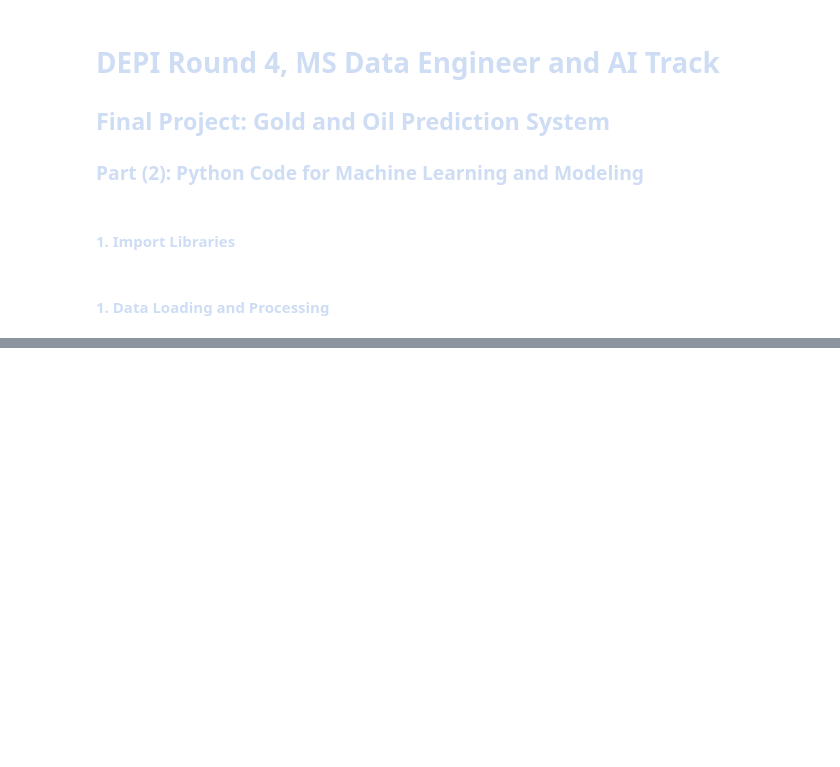
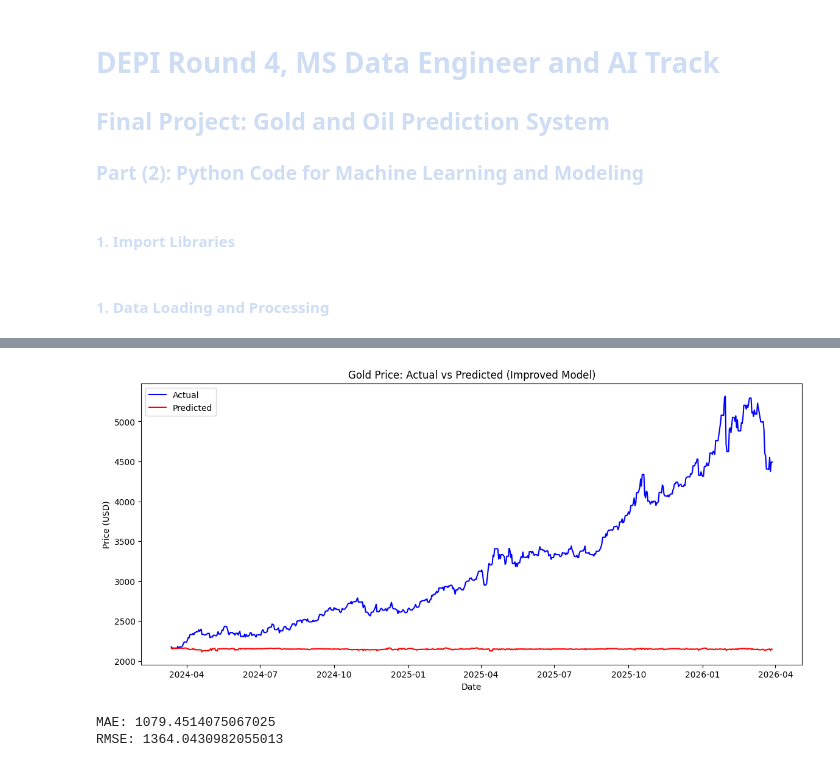
Before and after one commit to hpelnaggar/DEPI-Final-Project---Gold-and-Oil-Predictions, a Jupyter notebook: ai_modeling.ipynb, the cells around one changed output, grey strips where cells are left out. Drawn from its saved outputs; the diff is of its cells as text; code cells hidden in the pictures; blank space fills up the shorter version.

```diff
--- a/ai_modeling.ipynb
+++ b/ai_modeling.ipynb
@@ -78,0 +247,6 @@ master_table.to_csv(ai_data_dir/'master_table.csv')
+# %%
+
+### Date handling + sorting (IMPORTANT BEFORE FEATURES)
+
+df["date"] = pd.to_datetime(df["date"])
+df = df.sort_values(by="date")
@@ -78,0 +289,11 @@ master_table.to_csv(ai_data_dir/'master_table.csv')
+# %%
+model = XGBRegressor(
+    n_estimators=700,
+    learning_rate=0.03,
+    max_depth=6,
+    subsample=0.8,
+    colsample_bytree=0.8,
+    random_state=42
+)
+
+model.fit(X_train, y_train)
@@ -78,0 +312,30 @@ master_table.to_csv(ai_data_dir/'master_table.csv')
+# %%
+y_pred = model.predict(X_test)
+# %%
+import matplotlib.pyplot as plt
+
+results = test.copy()
+results["predicted"] = y_pred
+
+plt.figure(figsize=(14,6))
+
+plt.plot(results["date"], results[target_col],
+         label="Actual", color="blue")
+
+plt.plot(results["date"], results["predicted"],
+         label="Predicted", color="red")
+
+plt.title("Gold Price: Actual vs Predicted (Improved Model)")
+plt.xlabel("Date")
+plt.ylabel("Price (USD)")
+plt.legend()
+plt.show()
+mae = mean_absolute_error(y_test, y_pred)
+rmse = np.sqrt(mean_squared_error(y_test, y_pred))
+
+print("MAE:", mae)
+print("RMSE:", rmse)
+# %% [output]
+[figure, added]
+MAE: 1079.4514075067025
+RMSE: 1364.0430982055013
```
Also changed, not shown: parts of 16 cells of this notebook, 2 other files.
